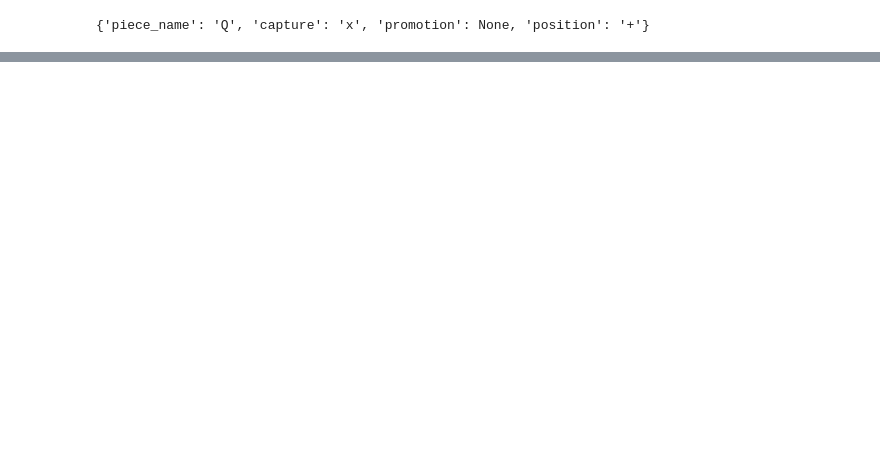
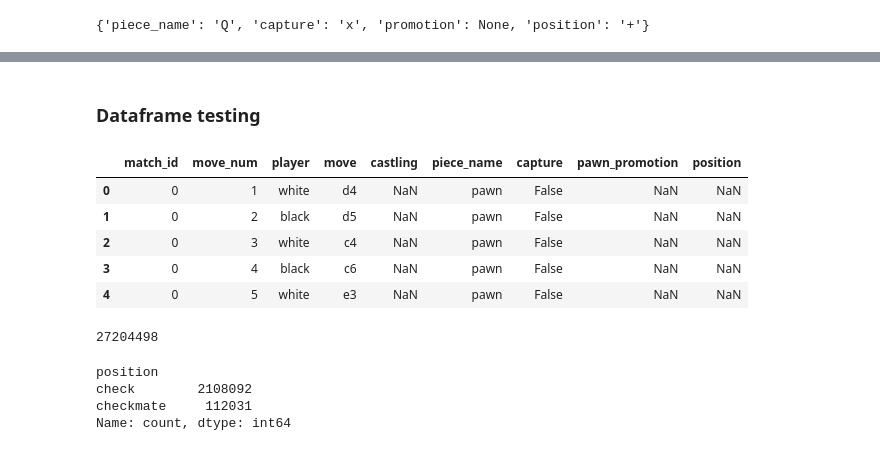
Before and after one commit to MishchenkoYuriy/Chess-Analysis, a Jupyter notebook: chess.ipynb, the cells around one changed output, grey strips where cells are left out. Saved outputs shown, nothing was run; the diff lists cells and outputs as text; code cells hidden in the pictures; blank space fills up the shorter version.

```diff
--- a/chess.ipynb
+++ b/chess.ipynb
@@ -377,0 +315,15 @@ m.groupdict()
+# %%
+%%time
+pawn_promotion_conditions = [
+    df_test['move'].str.contains('=Q') == True,
+    df_test['move'].str.contains('=R') == True,
+    df_test['move'].str.contains('=B') == True,
+    df_test['move'].str.contains('=N') == True
+]
+
+pawn_promotion_outputs = [
+    'queen', 'rook', 'bishop', 'knight'
+]
+
+pawn_promotion = np.select(pawn_promotion_conditions, pawn_promotion_outputs, None)
+df_test['pawn_promotion'] = pd.Series(pawn_promotion)
@@ -377,0 +355,22 @@ m.groupdict()
+# %% [markdown]
+### Dataframe testing
+# %%
+df_test.head()
+# %% [output]
+|  | match_id | move_num | player | move | castling | piece_name | capture | pawn_promotion | position |
+| 0 | 0 | 1 | white | d4 | NaN | pawn | False | NaN | NaN |
+| 1 | 0 | 2 | black | d5 | NaN | pawn | False | NaN | NaN |
+| 2 | 0 | 3 | white | c4 | NaN | pawn | False | NaN | NaN |
+| 3 | 0 | 4 | black | c6 | NaN | pawn | False | NaN | NaN |
+| 4 | 0 | 5 | white | e3 | NaN | pawn | False | NaN | NaN |
+# %%
+df_test['position'].isna().sum()
+# %% [output]
+27204498
+# %%
+df_test['position'].value_counts()
+# %% [output]
+position
+check        2108092
+checkmate     112031
+Name: count, dtype: int64
```
Also changed, not shown: parts of 68 cells of this notebook, 1 other file.
